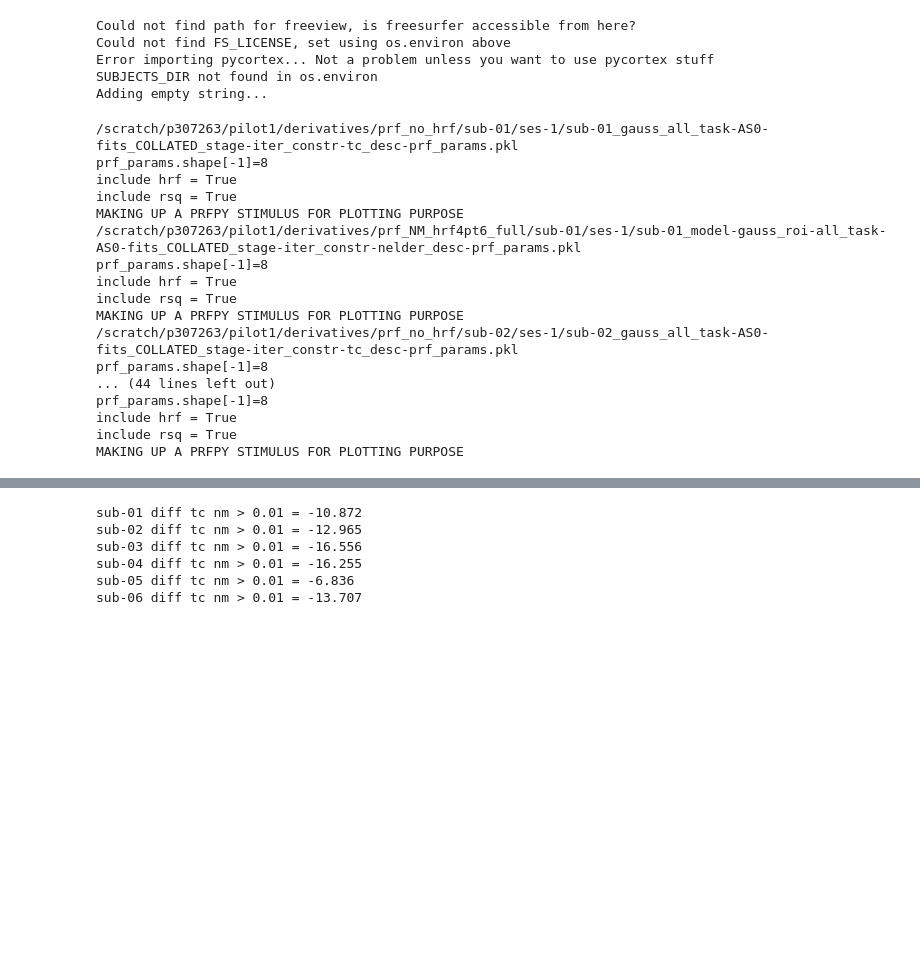
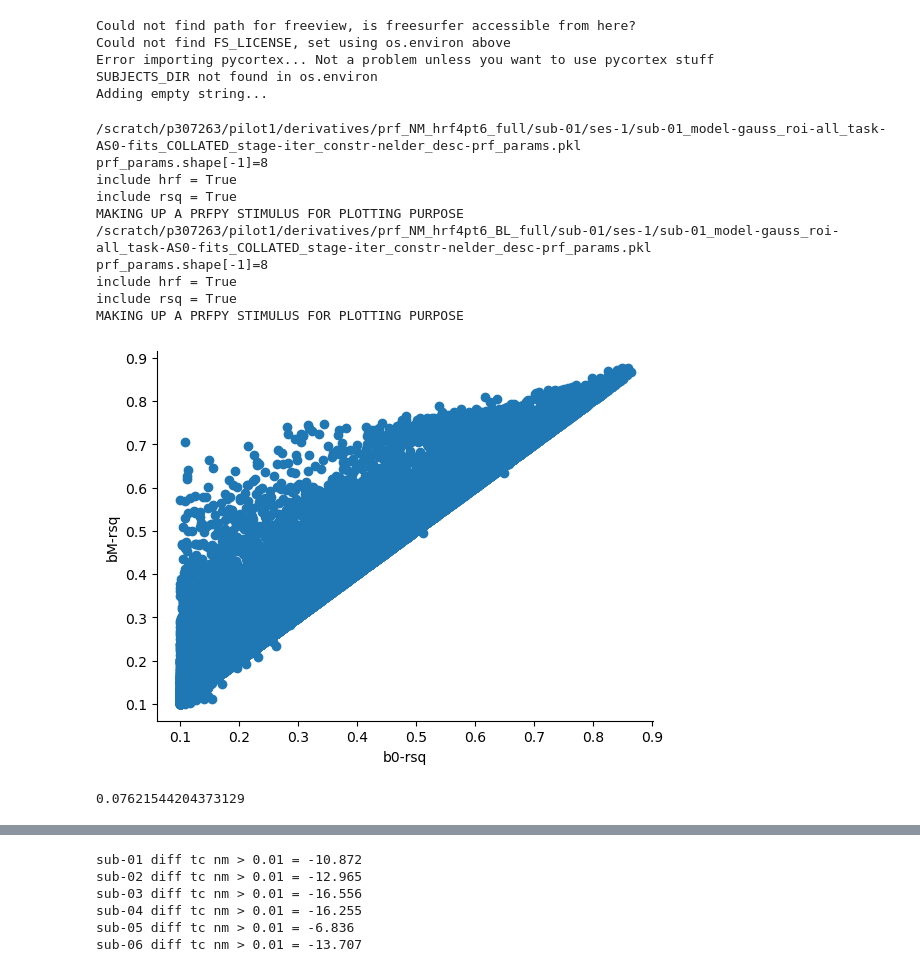
Before and after one commit to mdaghlian/scot_habrok, a Jupyter notebook: scot_habrok/notebooks/test_compare_fitters.ipynb, the cells around one changed output, grey strips where cells are left out. Cells and saved outputs as stored; diff of their text form; code cells hidden in the pictures; blank space fills up the shorter version.

Commit message:
just making sure we don't go to far before saving

```diff
--- a/scot_habrok/notebooks/test_compare_fitters.ipynb
+++ b/scot_habrok/notebooks/test_compare_fitters.ipynb
@@ -56,55 +56,60 @@ gg['nelder'] = Iso2DGaussianModel(
     normalize_RFs=prf_settings_NEW['normalize_RFs'],        # Normalize the volume of the RF (so that RFs w/ different sizes have the same volume. Generally not needed, as this can be solved using the beta values i.e.,amplitude)
     )
 # %%
-sub_list = ['sub-01', 'sub-02', 'sub-03', 'sub-04', 'sub-05', 'sub-06']
-task = 'AS0'
+sub_list = ['sub-01',]# 'sub-02', 'sub-03', 'sub-04', 'sub-05', 'sub-06']
+task_list = ['AS0', ] # 'AS1', 'AS2']
 model_list = ['gauss', ] # 'norm']
 # look_ins = ['prf_no_hrf', 'prf_nelder_mead']
-look_ins = ['prf_no_hrf', 'prf_NM_hrf4pt6_full']
-fitters = ['tc', 'nelder'] # ['tc_', 'nelder']
+look_ins = ['prf_NM_hrf4pt6_full', 'prf_NM_hrf4pt6_BL_full']
+fitters = ['nelder', 'nelder'] # ['tc_', 'nelder']
 prf_multi = {}
 for sub in sub_list:
     prf_objs = []
     for look_in,fitter in zip(look_ins, fitters):
         for model in model_list:
-            ts_data = load_data_tc(
-                sub=sub,
-                task_list=task,
-                look_in=look_in,
-            )[task]
-            prf_data = load_data_prf(
-                sub=sub,
-                task_list=task,
-                model_list=model,
-                fit_stage='iter',
-                look_in=look_in,
-                include=fitter,
-                exclude='batch'
-            )[task][model]
-            prf_objs.append(
-                TSPlotter(
-                    prf_params=prf_data,
-                    model=model,
-                    # prfpy_model=gg, #[i],
-                    # real_ts=ts_data,
-                    )
-            )
-    prf_multi[sub] = PrfMulti(prf_objs, ['tc', 'nm'])
+            for task in task_list:
+                ts_data = load_data_tc(
+                    sub=sub,
+                    task_list=task,
+                    look_in=look_in,
+                )[task]
+                prf_data = load_data_prf(
+                    sub=sub,
+                    task_list=task,
+                    model_list=model,
+                    fit_stage='iter',
+                    look_in=look_in,
+                    include=fitter,
+                    exclude='batch'
+                )[task][model]
+                prf_objs.append(
+                    TSPlotter(
+                        prf_params=prf_data,
+                        model=model,
+                        # prfpy_model=gg, #[i],
+                        # real_ts=ts_data,
+                        )
+                )
+    prf_multi[sub] = PrfMulti(prf_objs, ['b0', 'bM'])
 # %% [output]
-/scratch/p307263/pilot1/derivatives/prf_no_hrf/sub-01/ses-1/sub-01_gauss_all_task-AS0-fits_COLLATED_stage-iter_constr-tc_desc-prf_params.pkl
-prf_params.shape[-1]=8
-include hrf = True
-include rsq = True
-MAKING UP A PRFPY STIMULUS FOR PLOTTING PURPOSE
 /scratch/p307263/pilot1/derivatives/prf_NM_hrf4pt6_full/sub-01/ses-1/sub-01_model-gauss_roi-all_task-AS0-fits_COLLATED_stage-iter_constr-nelder_desc-prf_params.pkl
 prf_params.shape[-1]=8
 include hrf = True
 include rsq = True
 MAKING UP A PRFPY STIMULUS FOR PLOTTING PURPOSE
-/scratch/p307263/pilot1/derivatives/prf_no_hrf/sub-02/ses-1/sub-02_gauss_all_task-AS0-fits_COLLATED_stage-iter_constr-tc_desc-prf_params.pkl
-prf_params.shape[-1]=8
-... (44 lines left out)
+/scratch/p307263/pilot1/derivatives/prf_NM_hrf4pt6_BL_full/sub-01/ses-1/sub-01_model-gauss_roi-all_task-AS0-fits_COLLATED_stage-iter_constr-nelder_desc-prf_params.pkl
 prf_params.shape[-1]=8
 include hrf = True
 include rsq = True
 MAKING UP A PRFPY STIMULUS FOR PLOTTING PURPOSE
+# %%
+prf_multi[sub].scatter(
+    'b0-rsq', 'bM-rsq'
+)
+# %% [output]
+[figure, added]
+# %%
+prf_multi[sub].prf_obj['bM'].return_vx_mask({'min-rsq':.1}).mean()
+prf_multi[sub].prf_obj['b0'].return_vx_mask({'min-rsq':.1}).mean()
+# %% [output]
+0.07621544204373129
```
Also changed, not shown: parts of 1 cell of this notebook, 24 other files.
